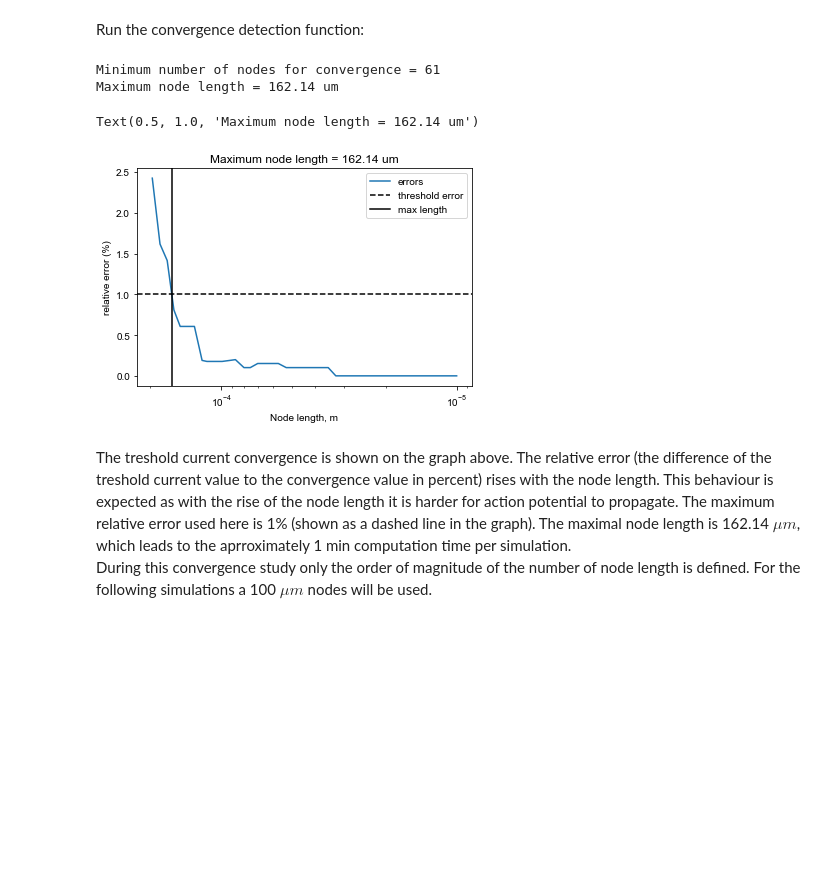
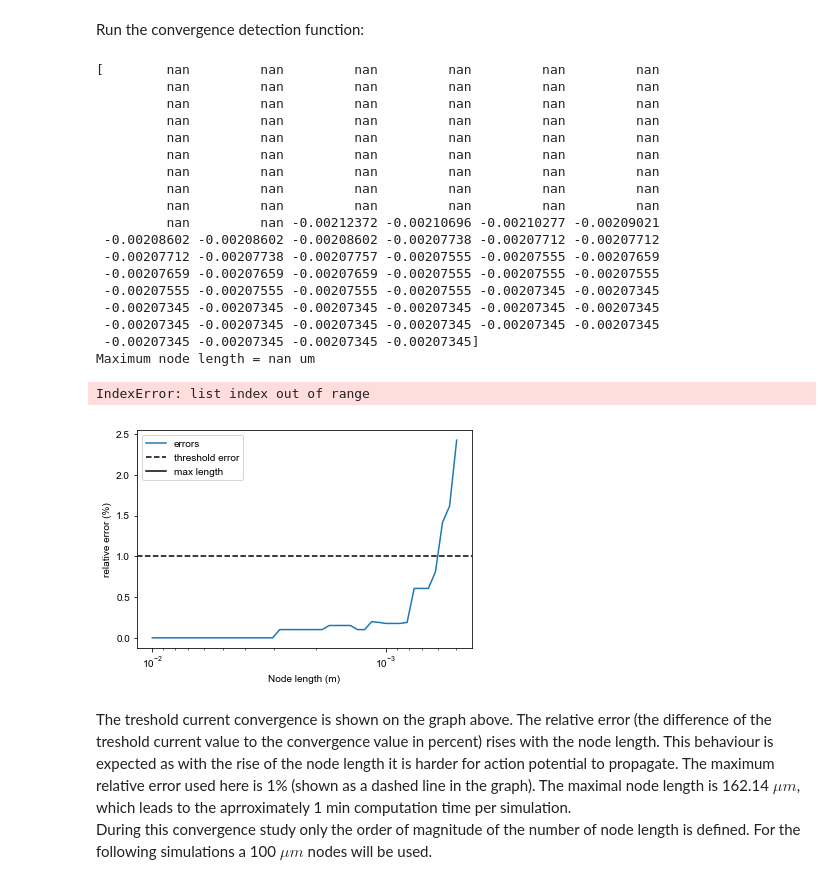
Before and after one commit to tjjlemaire/MorphoSONIC, a Jupyter notebook: notebooks/SENN model - unmyelinated neuron fiber.ipynb, the cells around one changed output. Drawn from its saved outputs; the diff is of its cells as text; code cells hidden in the pictures; blank space fills up the shorter version.

```diff
--- a/notebooks/SENN model - unmyelinated neuron fiber.ipynb
+++ b/notebooks/SENN model - unmyelinated neuron fiber.ipynb
@@ -36,13 +37,10 @@ pneuron = getPointNeuron('FH')       # mammalian fiber membrane equations
 fiberD = 10e-6                       # fiber diameter (m)
 rho_a = 54.7                         # axoplasm resistivity (Ohm.cm)
 d_ratio = 0.6                        # axon / fiber diameter ratio
-fiberL = 1e-2                       # fiber length (m)
+fiberL = 1e-2                        # fiber length (m)
 
 # Intracellular stimulation parameters
-tstim = 100e-6   # s
-toffset = 3e-2  # s
-PRF = 100.      # Hz
-DC = 1.         # -
+pp = PulsedProtocol(100e-6, 3e-2)
 
 x0 = 0                  # point-electrode located above central node (m)
 z0 = 0.5*100*fiberD     # point-electrode to fiber distance (m, 1 internode length)
@@ -51,43 +49,55 @@ rho_e = 300.0           # resistivity of external medium (Ohm.cm, from McNeal 19
 # %% [markdown]
 Create an intracellular current (cathodic stimulation above the central node at half internodal distance to the node):
 # %%
-psource = ExtracellularCurrent(x0, z0, rho=rho_e, mode=mode)
+psource = ExtracellularCurrent((x0, z0), mode=mode, rho=rho_e)
 # %% [markdown]
 Run the convergence detection function:
 # %%
-#Choose the number of nodes range
-nnodes = np.logspace(0, 3, 100)
-nnodes = np.asarray(np.ceil(nnodes) // 2 * 2 + 1, dtype=int)
+# Choose the node length range
+nodeL_range = np.logspace(-5, -2, 100)
 
-#run the convergence
-Ithrs = convergence(pneuron, fiberD, rho_a, d_ratio, fiberL, tstim, toffset, PRF, DC, psource, nnodes)
-
-#Recalculate number of nodes to node length and
-nodeL = fiberL / nnodes
+# Run the convergence
+Ithrs = convergence(pneuron, fiberD, rho_a, d_ratio, fiberL, pp, psource, nodeL_range)
+print(Ithrs)
+# Recalculate number of nodes to node length
 Ithr_ref = Ithrs[-1]
 max_rel_error = 0.01
 rel_errors = np.abs((Ithrs - Ithr_ref) / Ithr_ref)
-min_nodes = np.interp(max_rel_error, rel_errors[::-1], nnodes[::-1], left=np.nan, right=np.nan)
-print(f'Minimum number of nodes for convergence = {int(min_nodes)}')
-max_nodeL = np.interp(max_rel_error, rel_errors[::-1], nodeL[::-1], left=np.nan, right=np.nan)
-print(f'Maximum node length = {max_nodeL* 1e6:.2f} um')
+max_nodeL = np.interp(max_rel_error, rel_errors, nodeL_range, left=np.nan, right=np.nan)
+print(f'Maximum node length = {max_nodeL * 1e6:.2f} um')
 
-#Plotting
+# Plot
 fig, ax = plt.subplots()
-ax.plot(nodeL, rel_errors * 100, label = 'errors')
-ax.axhline(max_rel_error * 100, linestyle ='dashed', label = 'threshold error', color = 'k')
-ax.axvline(max_nodeL, label = 'max length', color = 'k')
-ax.set_xlabel('Node length, m')
+ax.plot(nodeL_range, rel_errors * 100, label='errors')
+ax.axhline(max_rel_error * 100, linestyle='dashed', label='threshold error', color='k')
+ax.axvline(max_nodeL, label='max length', color='k')
+ax.set_xlabel('Node length (m)')
 ax.set_ylabel('relative error (%)')
 ax.set_xscale('log')
 ax.invert_xaxis()
 ax.legend()
-ax.set_title(f'Maximum node length = {max_nodeL * 1e6:.2f} um')
+ax.set_title(f'Maximum node length = {si_format(max_nodeL, 2)}m')
 # %% [output]
-Minimum number of nodes for convergence = 61
-Maximum node length = 162.14 um
+[        nan         nan         nan         nan         nan         nan
+         nan         nan         nan         nan         nan         nan
+         nan         nan         nan         nan         nan         nan
+         nan         nan         nan         nan         nan         nan
+         nan         nan         nan         nan         nan         nan
+         nan         nan         nan         nan         nan         nan
+         nan         nan         nan         nan         nan         nan
+         nan         nan         nan         nan         nan         nan
+         nan         nan         nan         nan         nan         nan
+         nan         nan -0.00212372 -0.00210696 -0.00210277 -0.00209021
+ -0.00208602 -0.00208602 -0.00208602 -0.00207738 -0.00207712 -0.00207712
+ -0.00207712 -0.00207738 -0.00207757 -0.00207555 -0.00207555 -0.00207659
+ -0.00207659 -0.00207659 -0.00207659 -0.00207555 -0.00207555 -0.00207555
+ -0.00207555 -0.00207555 -0.00207555 -0.00207555 -0.00207345 -0.00207345
+ -0.00207345 -0.00207345 -0.00207345 -0.00207345 -0.00207345 -0.00207345
+ -0.00207345 -0.00207345 -0.00207345 -0.00207345 -0.00207345 -0.00207345
+ -0.00207345 -0.00207345 -0.00207345 -0.00207345]
+Maximum node length = nan um
-Text(0.5, 1.0, 'Maximum node length = 162.14 um')
+IndexError: list index out of range
-[figure, old version]
+[figure, new version]
 # %% [markdown]
 The treshold current convergence is shown on the graph above. The relative error (the difference of the treshold current value to the convergence value in percent) rises with the node length. This behaviour is expected as with the rise of the node length it is harder for action potential to propagate. The maximum relative error used here is 1% (shown as a dashed line in the graph). The maximal node length is 162.14 ${\mu}m$, which leads to the aprroximately 1 min computation time per simulation. <br>
 During this convergence study only the order of magnitude of the number of node length is defined. For the following simulations a 100 ${\mu}m$ nodes will be used.
```
Also changed, not shown: parts of 6 cells of this notebook, 42 other files.
